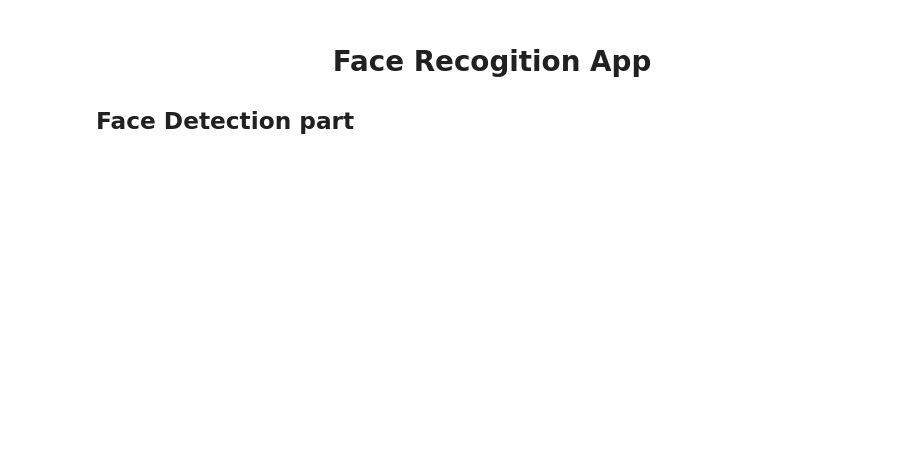
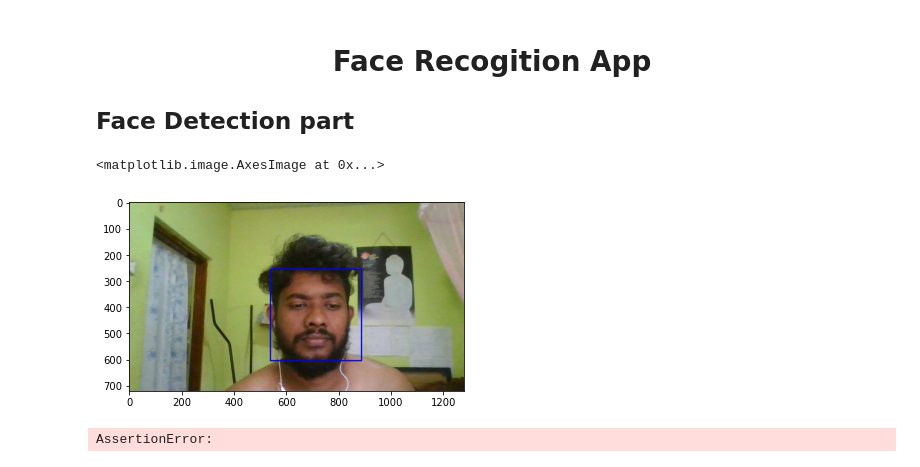
Before and after one commit to oshan1998/FaceRecognition, a Jupyter notebook: project/AugmentedData.ipynb, the cells around one changed output. Drawn from its saved outputs; the diff is of its cells as text; code cells hidden in the pictures; blank space fills up the shorter version.

```diff
--- a/project/AugmentedData.ipynb
+++ b/project/AugmentedData.ipynb
@@ -15,12 +10,35 @@ gray = cv.cvtColor(image, cv.COLOR_BGR2GRAY)
-# %%
-print("[INFO] performing face detection...")
-rects = detector.detectMultiScale(gray, scaleFactor=1.05,
-	minNeighbors=5, minSize=(30, 30),
-	flags=cv.CASCADE_SCALE_IMAGE)
-print("[INFO] {} faces detected...".format(len(rects)))
-for (x, y, w, h) in rects:
-	# draw the face bounding box on the image
-	cv.rectangle(image, (x, y), (x + w, y + h), (0, 255, 0), 2)
-# show the output image
-cv.imshow("Image", image)
-cv.waitKey(0)
+# %%
+img = cv.imread("./3.jpg")
+gray = cv.cvtColor(img,cv.COLOR_BGR2GRAY)
+cascade = cv.CascadeClassifier("./haarcascade.xml")
+faces = cascade.detectMultiScale(gray,1.1,4)
+for (x,y,w,h) in faces:
+    cv.rectangle(img,(x,y),(x+w,y+h),(255,0,0),3)
+img = cv.cvtColor(img,cv.COLOR_BGR2RGB)
+plt.imshow(img)
+# %% [output]
+<matplotlib.image.AxesImage at 0x...>
+[figure, added]
+# %%
+cascade = cv.CascadeClassifier("C:/Users/oshanchamara/Documents/ML_projects/FaceRecognition/FaceRecognition/project/dataset/haarcascade.xml")
+videoCapture = cv.VideoCapture(0)
+
+assert cascade is not None
+while videoCapture:
+    _,img = videoCapture.read()
+    assert img is not None
+
+    key = cv.waitKey(1) & 0xFF
+    if (key == ord('q')):
+        break
+    gray = cv.cvtColor(img,cv.COLOR_BGR2GRAY)
+
+    faces = cascade.detectMultiScale(gray,1.1,4)
+    print("faces detected",len(faces))
+    for (x,y,w,h) in faces:
+        cv.rectangle(img,(x,y),(x+w,y+h),(255,0,0),3)
+    cv.imshow("video",img)
+videoCapture.release()
+cv.destroyAllWindows()
+# %% [output]
+AssertionError:
```
Also changed, not shown: parts of 2 cells of this notebook.
